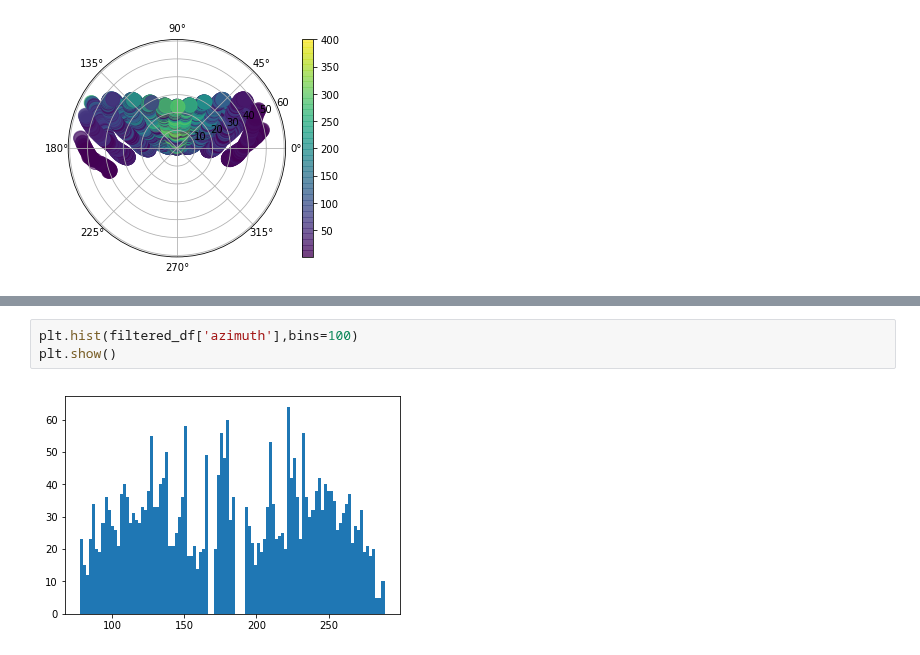
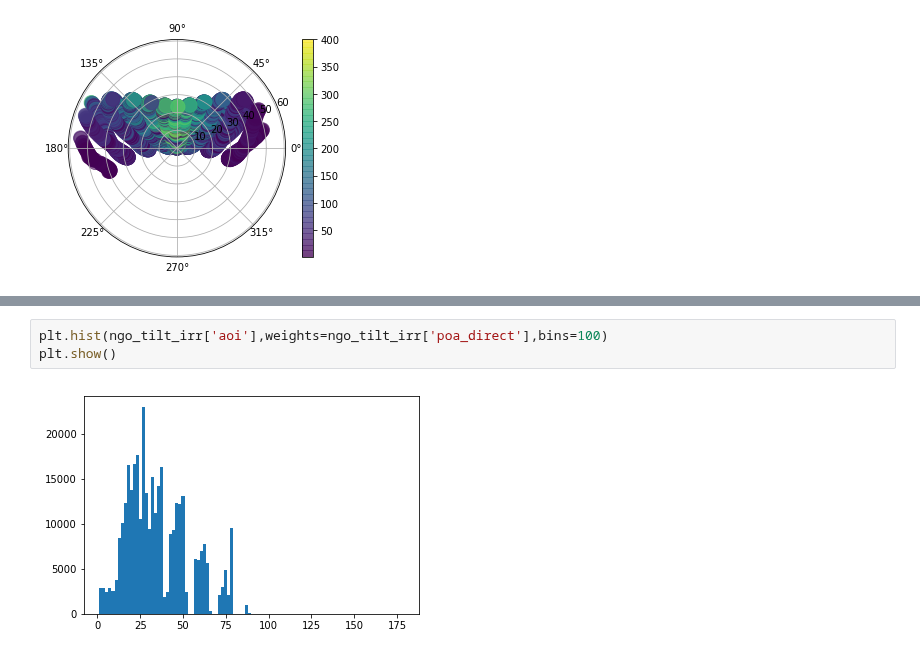
Before and after one commit to kanhua/pypvcell, a Jupyter notebook: demos/metpv_data_reader_demo.ipynb, the cells around one changed output, grey strips where cells are left out. Cells and saved outputs as stored; diff of their text form.

```diff
--- a/demos/metpv_data_reader_demo.ipynb
+++ b/demos/metpv_data_reader_demo.ipynb
@@ -149,5 +161,5 @@ plt.show()
 # %%
-plt.hist(filtered_df['azimuth'],bins=100)
+plt.hist(ngo_tilt_irr['aoi'],weights=ngo_tilt_irr['poa_direct'],bins=100)
 plt.show()
 # %% [output]
-[figure, old version]
+[figure, new version]
```
Also changed, not shown: parts of 6 cells of this notebook, 1 other file.
